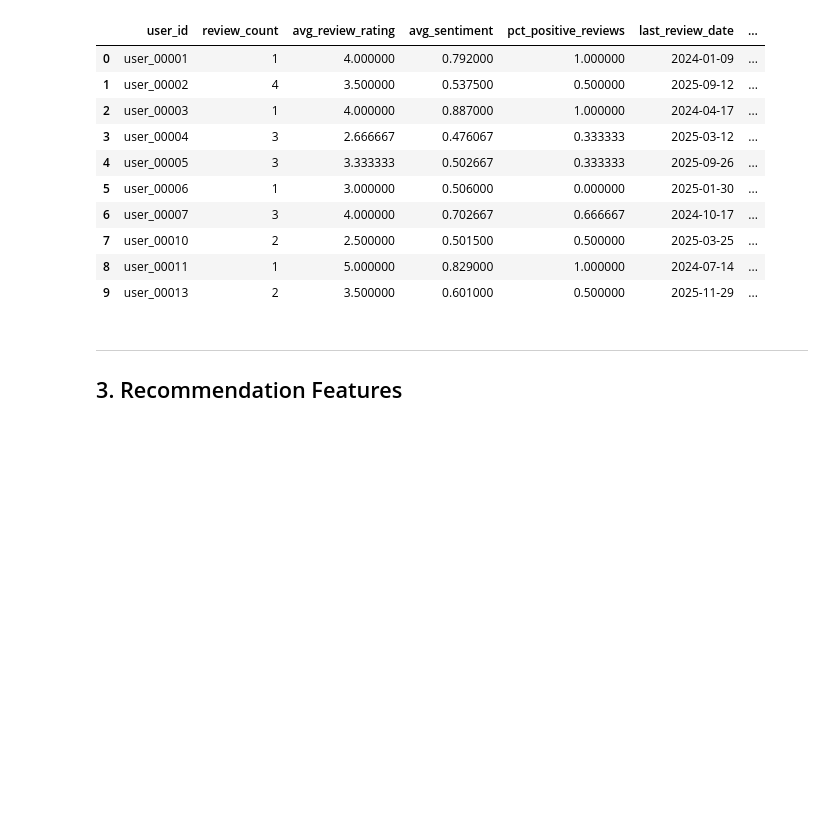
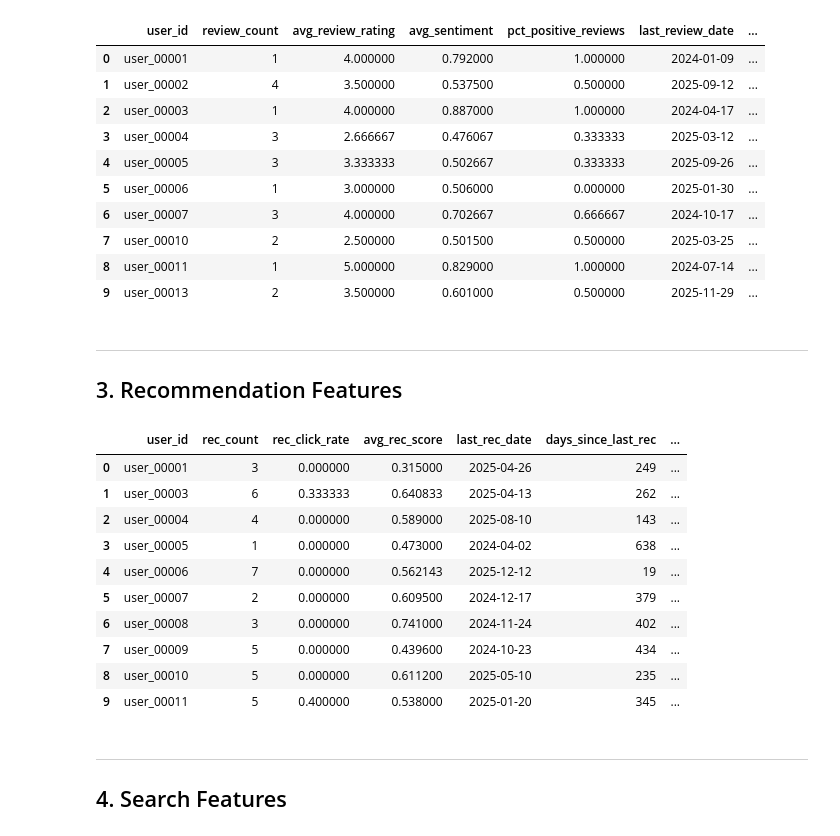
Before and after one commit to abdonkath/telco-churn-predictor, a Jupyter notebook: data_merge.ipynb, the cells around one changed output. Cells and saved outputs as stored; diff of their text form; code cells hidden in the pictures; blank space fills up the shorter version.

```diff
--- a/data_merge.ipynb
+++ b/data_merge.ipynb
@@ -119,3 +119,46 @@ review_features.head(10)
 # %% [markdown]
 ---
 ## 3. Recommendation Features
+# %%
+recs['recommendation_date'] = pd.to_datetime(recs['recommendation_date'])
+
+rec_features = recs.groupby('user_id').agg(
+    rec_count=('recommendation_id', 'count'),
+    rec_click_rate=('was_clicked', 'mean'),
+    avg_rec_score=('recommendation_score', 'mean'),
+    last_rec_date=('recommendation_date', 'max'),
+).reset_index()
+# %%
+rec_features['days_since_last_rec'] = (
+    reference_date - rec_features['last_rec_date']
+).dt.days
+
+last_rec_click = (
+    recs[recs['was_clicked'] == True]
+    .groupby('user_id')['recommendation_date']
+    .max()
+    .reset_index(name='last_rec_click_date')
+)
+
+rec_features = rec_features.merge(last_rec_click, on='user_id', how='left')
+
+rec_features['days_since_last_rec_click'] = (
+    reference_date - rec_features['last_rec_click_date']
+).dt.days
+# %%
+rec_features.head(10)
+# %% [output]
+|  | user_id | rec_count | rec_click_rate | avg_rec_score | last_rec_date | days_since_last_rec | ... |
+| 0 | user_00001 | 3 | 0.000000 | 0.315000 | 2025-04-26 | 249 | ... |
+| 1 | user_00003 | 6 | 0.333333 | 0.640833 | 2025-04-13 | 262 | ... |
+| 2 | user_00004 | 4 | 0.000000 | 0.589000 | 2025-08-10 | 143 | ... |
+| 3 | user_00005 | 1 | 0.000000 | 0.473000 | 2024-04-02 | 638 | ... |
+| 4 | user_00006 | 7 | 0.000000 | 0.562143 | 2025-12-12 | 19 | ... |
+| 5 | user_00007 | 2 | 0.000000 | 0.609500 | 2024-12-17 | 379 | ... |
+| 6 | user_00008 | 3 | 0.000000 | 0.741000 | 2024-11-24 | 402 | ... |
+| 7 | user_00009 | 5 | 0.000000 | 0.439600 | 2024-10-23 | 434 | ... |
+| 8 | user_00010 | 5 | 0.000000 | 0.611200 | 2025-05-10 | 235 | ... |
+| 9 | user_00011 | 5 | 0.400000 | 0.538000 | 2025-01-20 | 345 | ... |
+# %% [markdown]
+---
+## 4. Search Features
```
Also changed, not shown: parts of 3 cells of this notebook.
